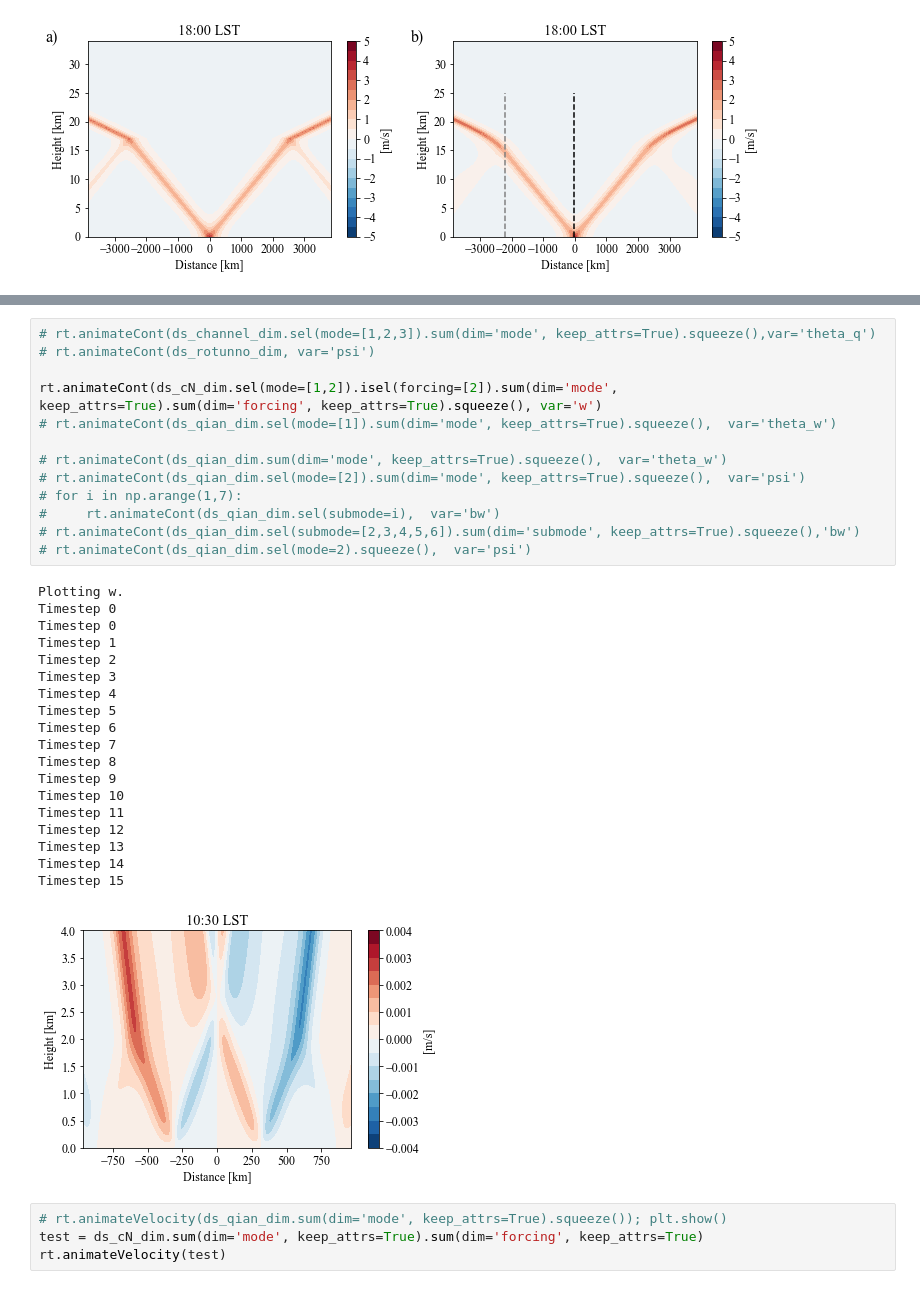
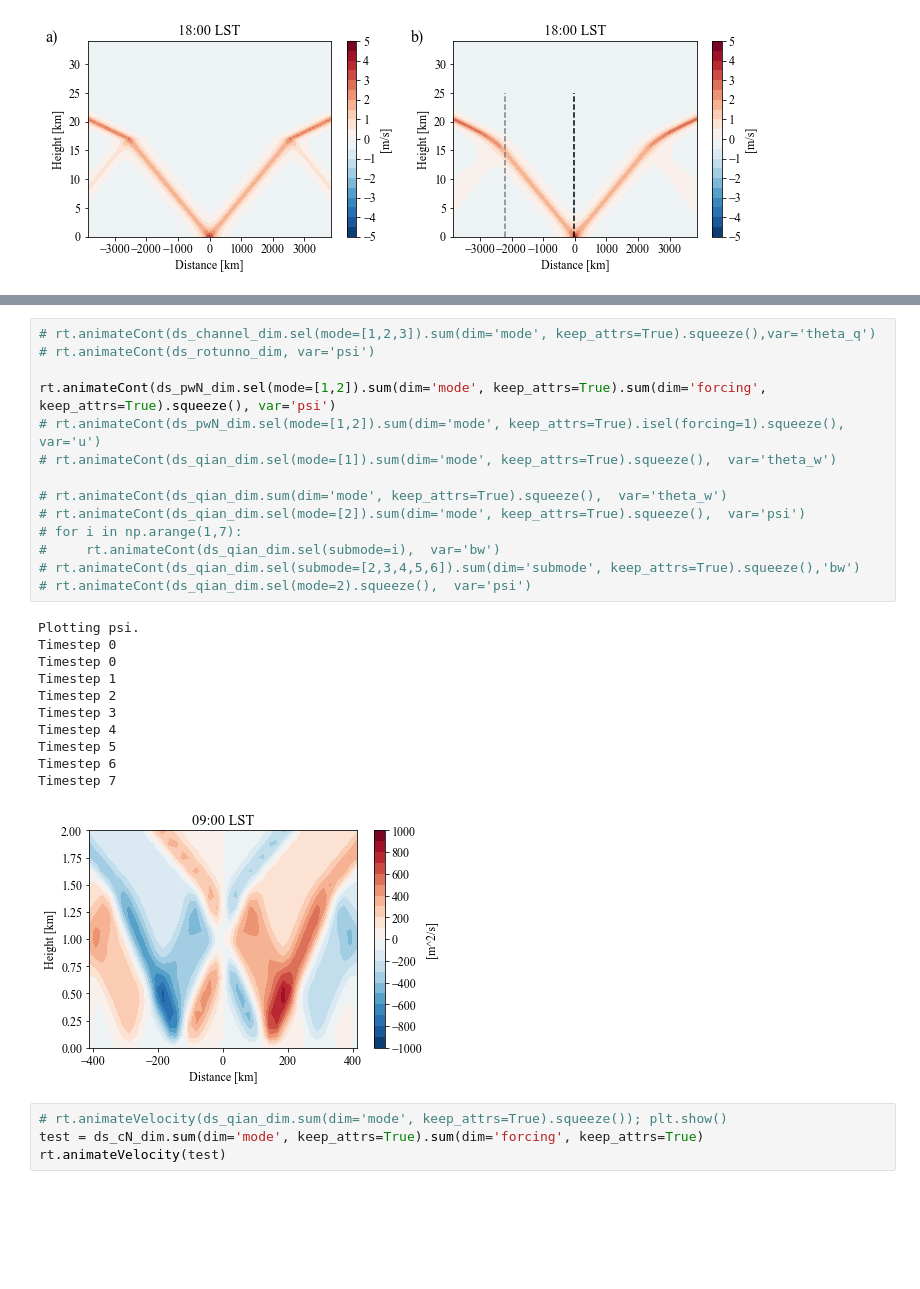
Before and after one commit to eshort0401/rotunno83, a Jupyter notebook: python_scripts/rotunno83.ipynb, the cells around one changed output, grey strips where cells are left out. Drawn from its saved outputs; the diff is of its cells as text; blank space fills up the shorter version.

```diff
--- a/python_scripts/rotunno83.ipynb
+++ b/python_scripts/rotunno83.ipynb
@@ -220,36 +302,29 @@ t=9
 # %%
 # rt.animateCont(ds_channel_dim.sel(mode=[1,2,3]).sum(dim='mode', keep_attrs=True).squeeze(),var='theta_q')
 # rt.animateCont(ds_rotunno_dim, var='psi')
 
-rt.animateCont(ds_cN_dim.sel(mode=[1,2]).isel(forcing=[2]).sum(dim='mode', keep_attrs=True).sum(dim='forcing', keep_attrs=True).squeeze(), var='w')
+rt.animateCont(ds_pwN_dim.sel(mode=[1,2]).sum(dim='mode', keep_attrs=True).sum(dim='forcing', keep_attrs=True).squeeze(), var='psi')
+# rt.animateCont(ds_pwN_dim.sel(mode=[1,2]).sum(dim='mode', keep_attrs=True).isel(forcing=1).squeeze(), var='u')
 # rt.animateCont(ds_qian_dim.sel(mode=[1]).sum(dim='mode', keep_attrs=True).squeeze(),  var='theta_w')
 
 # rt.animateCont(ds_qian_dim.sum(dim='mode', keep_attrs=True).squeeze(),  var='theta_w')
 # rt.animateCont(ds_qian_dim.sel(mode=[2]).sum(dim='mode', keep_attrs=True).squeeze(),  var='psi')
 # for i in np.arange(1,7):
 #     rt.animateCont(ds_qian_dim.sel(submode=i),  var='bw')
 # rt.animateCont(ds_qian_dim.sel(submode=[2,3,4,5,6]).sum(dim='submode', keep_attrs=True).squeeze(),'bw')
 # rt.animateCont(ds_qian_dim.sel(mode=2).squeeze(),  var='psi')
 # %% [output]
-Plotting w.
+Plotting psi.
 Timestep 0
 Timestep 0
 Timestep 1
 Timestep 2
 Timestep 3
 Timestep 4
 Timestep 5
 Timestep 6
 Timestep 7
-Timestep 8
-Timestep 9
-Timestep 10
-Timestep 11
-Timestep 12
-Timestep 13
-Timestep 14
-Timestep 15
-[figure, old version]
+[figure, new version]
 # %%
 # rt.animateVelocity(ds_qian_dim.sum(dim='mode', keep_attrs=True).squeeze()); plt.show()
 test = ds_cN_dim.sum(dim='mode', keep_attrs=True).sum(dim='forcing', keep_attrs=True)
```
Also changed, not shown: parts of 15 cells of this notebook, 11 other files.
